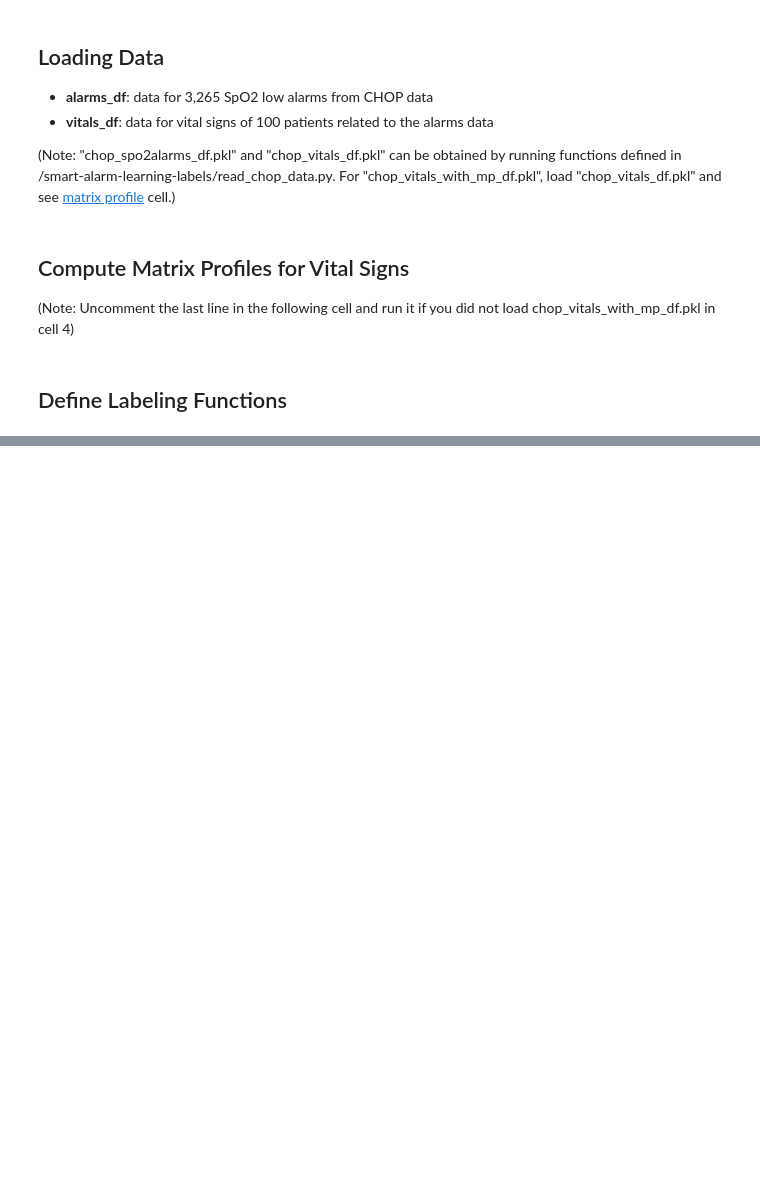
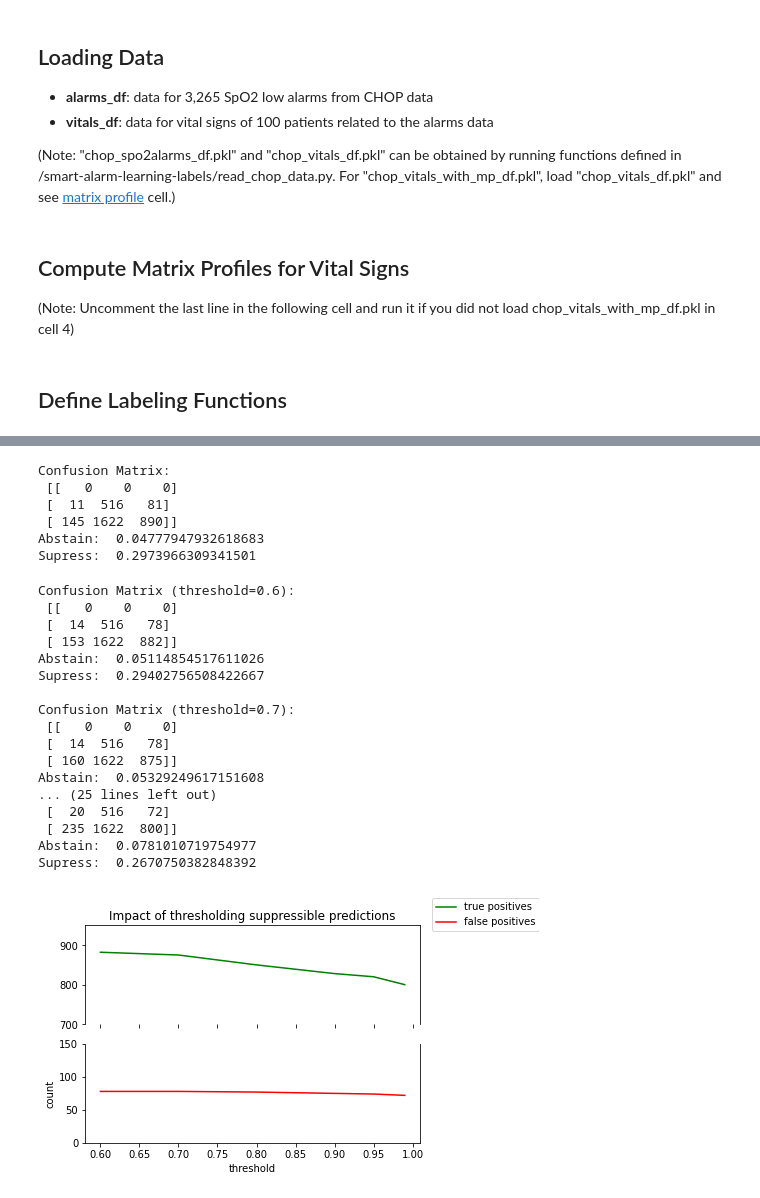
Before and after one commit to sfpugh/smart-alarm-learning-labels, a Jupyter notebook: learn_labels.ipynb, the cells around one changed output, grey strips where cells are left out. Saved outputs shown, nothing was run; the diff lists cells and outputs as text; code cells hidden in the pictures; blank space fills up the shorter version.

```diff
--- a/learn_labels.ipynb
+++ b/learn_labels.ipynb
@@ -1013,0 +1280,13 @@ for n_epochs in epochs_range:
+# %%
+lr_schedulers = ["constant", "linear", "exponential", "step"]
+
+for i, sched in enumerate(lr_schedulers):
+    l_model_sched = LabelModel(cardinality=2, verbose=True)
+    l_model_sched.fit(L_train, lr_scheduler=sched)
+    y_pred = l_model_sched.predict(L_train)
+    conf_mtx = confusion_matrix(alarms_df.true_label, y_pred)
+
+    print('lr_scheduler ' + str(sched))
+    print('Confusion Matrix: \n', conf_mtx)
+    print('Abstain: ', np.sum(y_pred == ABSTAIN) / alarms_df.shape[0])
+    print('Supress: ', np.sum(y_pred == SUPPRESSIBLE) / alarms_df.shape[0], '\n')
@@ -1013,0 +1340,12 @@ for n_epochs in epochs_range:
+# %%
+%load_ext autoreload
+%autoreload 2
+#import sys
+#sys.path.append('../')
+from Our_Monitors.CD_Monitor import CDM, Informed_LabelModel
+
+# Get L_dev, Y_dev
+L_dev = L_train
+Y_dev = list(alarms_df["true_label"])
+# Get edges of dependency graph from Conditional Dependency Monitor (CDM)
+our_deps = CDM(L_dev, Y_dev, k=2, sig=0.05, verbose=False)
@@ -1013,0 +1354,3 @@ for n_epochs in epochs_range:
+# %%
+l_model_informed = Informed_LabelModel(edges=our_deps, cardinality=2, verbose=True)
+l_model_informed.fit(L_train)
@@ -1013,0 +1379,36 @@ for n_epochs in epochs_range:
+# %%
+# Predict labels with new model
+
+y_pred_informed, y_proba_informed = l_model_informed.predict(L_train, return_probs=True)
+
+print('Confusion Matrix: \n', confusion_matrix(alarms_df.true_label.values, y_pred_informed))
+print('Abstain: ', np.sum(y_pred_informed == ABSTAIN) / alarms_df.shape[0])
+print('Supress: ', np.sum(y_pred_informed == SUPPRESSIBLE) / alarms_df.shape[0])
+# %% [output]
+Confusion Matrix:
+ [[   0    0    0]
+ [  11  516   81]
+ [ 145 1622  890]]
+Abstain:  0.04777947932618683
+Supress:  0.2973966309341501
+# %%
+pred_thres_analysis(y_proba_informed)
+# %% [output]
+Confusion Matrix (threshold=0.6):
+ [[   0    0    0]
+ [  14  516   78]
+ [ 153 1622  882]]
+Abstain:  0.05114854517611026
+Supress:  0.29402756508422667
+
+Confusion Matrix (threshold=0.7):
+ [[   0    0    0]
+ [  14  516   78]
+ [ 160 1622  875]]
+Abstain:  0.05329249617151608
+... (25 lines left out)
+ [  20  516   72]
+ [ 235 1622  800]]
+Abstain:  0.0781010719754977
+Supress:  0.2670750382848392
+[figure, added]
```
Also changed, not shown: parts of 40 cells of this notebook.
